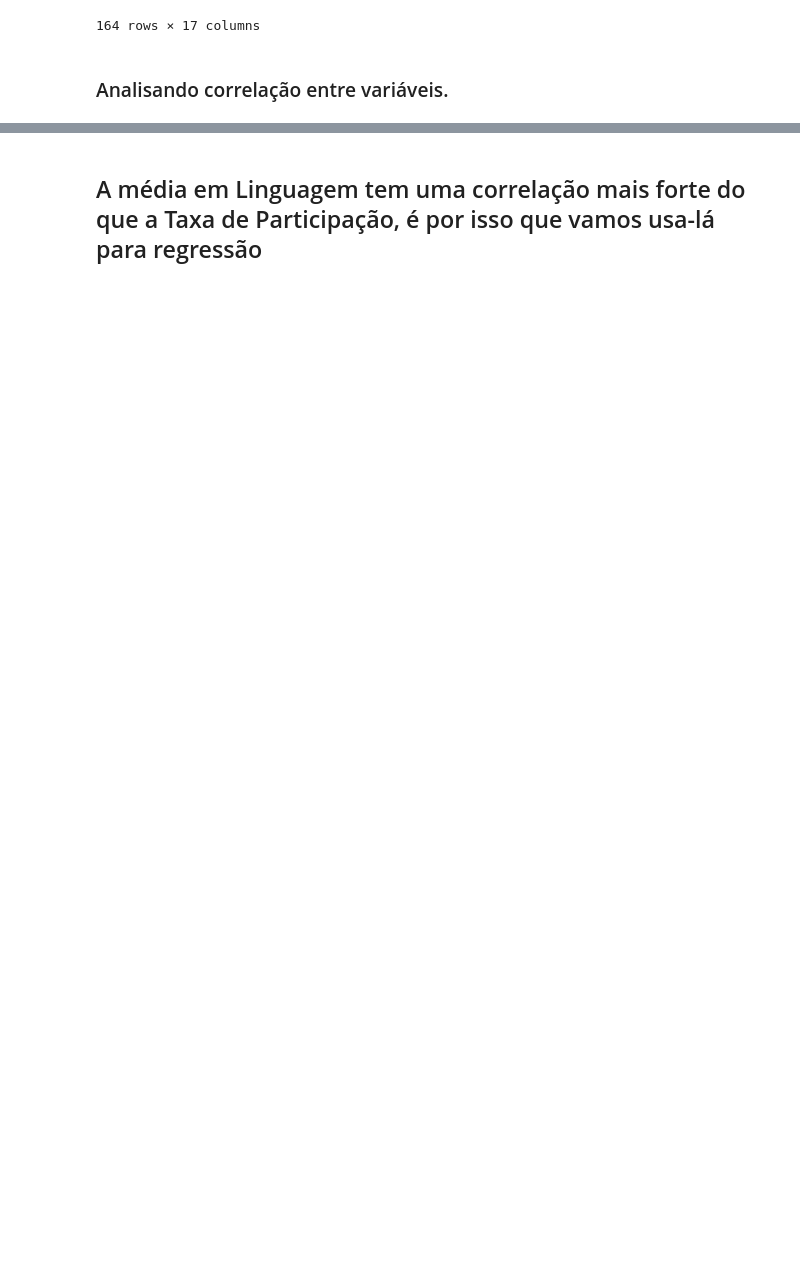
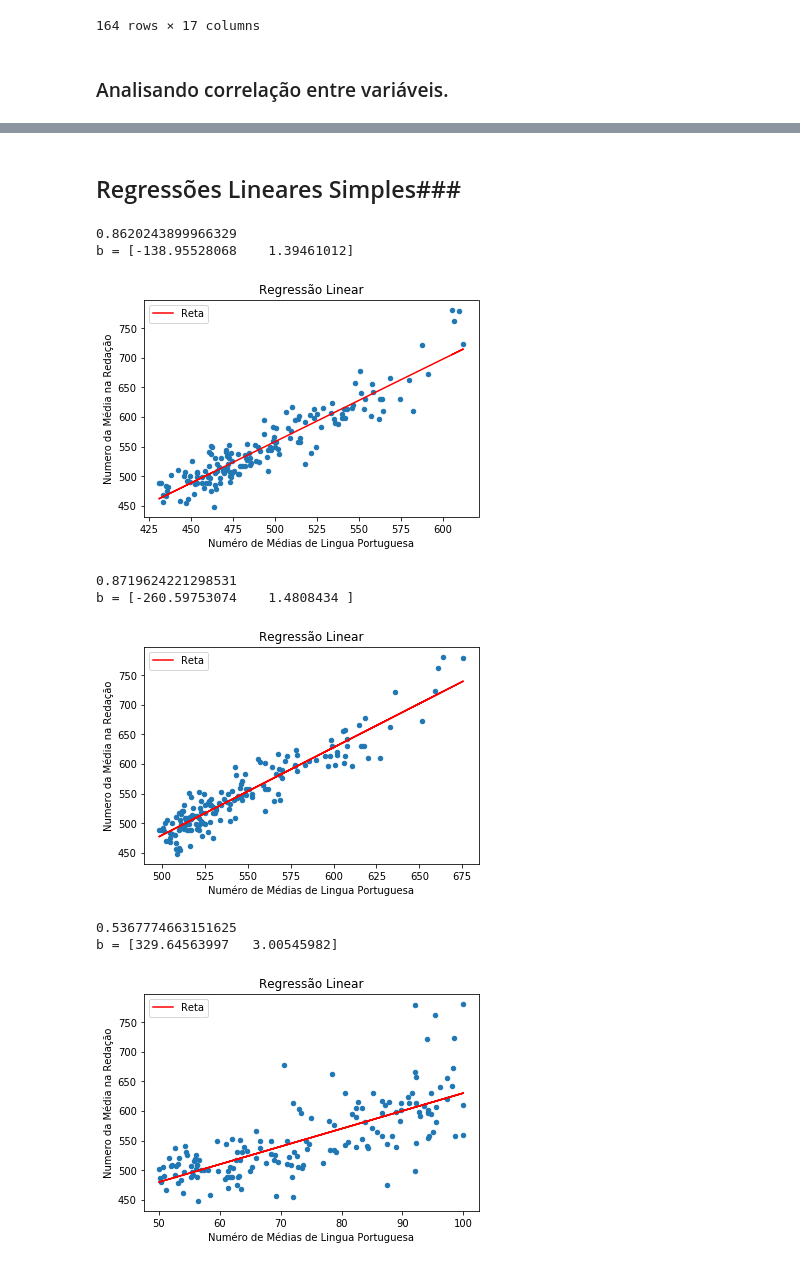
Before and after one commit to LuskaSaur/Trabalho3-de-CN---Regressao, a Jupyter notebook: Trabalho_CN_João_Lucas_Fernandes_de_Melo_&_Lucas_Rocha.ipynb, the cells around one changed output, grey strips where cells are left out. Cells and saved outputs as stored; diff of their text form; code cells hidden in the pictures; blank space fills up the shorter version.

```diff
--- a/Trabalho_CN_João_Lucas_Fernandes_de_Melo_&_Lucas_Rocha.ipynb
+++ b/Trabalho_CN_João_Lucas_Fernandes_de_Melo_&_Lucas_Rocha.ipynb
@@ -83,2 +85,62 @@ base.plot(kind='scatter',x='NU_MEDIA_CN',y='NU_MEDIA_RED')
-# %% [markdown]
-## A média em Linguagem tem uma correlação mais forte do que a Taxa de Participação, é por isso que vamos usa-lá para regressão ###
+# %% [markdown]
+## Regressões Lineares Simples###
+# %%
+#X = Media em lingua portuguesa
+x = base[(base.NU_MEDIA_LP).notnull()].NU_MEDIA_LP
+y = base[(base.NU_MEDIA_RED).notnull()].NU_MEDIA_RED
+b = regressaoLinear(x,y)
+yp = resolveLin(b,x)
+re = r2(y,yp)
+print(re)
+base.plot(kind='scatter',x='NU_MEDIA_LP',y='NU_MEDIA_RED')
+print("b =",b)
+plt.plot(x,resolveLin(b,x),'r',label="Reta")
+plt.title("Regressão Linear")
+plt.legend()
+plt.xlabel("Numéro de Médias de Lingua Portuguesa")
+plt.ylabel("Numero da Média na Redação")
+plt.show()
+
+#X = Media em lingua ciencias naturais
+
+x = base[(base.NU_MEDIA_CN).notnull()].NU_MEDIA_CN
+y = base[(base.NU_MEDIA_RED).notnull()].NU_MEDIA_RED
+b = regressaoLinear(x,y)
+yp = resolveLin(b,x)
+re = r2(y,yp)
+print(re)
+base.plot(kind='scatter',x='NU_MEDIA_CN',y='NU_MEDIA_RED')
+print("b =",b)
+plt.plot(x,resolveLin(b,x),'r',label="Reta")
+plt.title("Regressão Linear")
+plt.legend()
+plt.xlabel("Numéro de Médias de Lingua Portuguesa")
+plt.ylabel("Numero da Média na Redação")
+plt.show()
+
+#X = Taxa de Participação
+
+x = base[(base.NU_TAXA_PARTICIPACAO).notnull()].NU_TAXA_PARTICIPACAO
+y = base[(base.NU_MEDIA_RED).notnull()].NU_MEDIA_RED
+b = regressaoLinear(x,y)
+yp = resolveLin(b,x)
+re = r2(y,yp)
+print(re)
+base.plot(kind='scatter',x='NU_TAXA_PARTICIPACAO',y='NU_MEDIA_RED')
+print("b =",b)
+plt.plot(x,resolveLin(b,x),'r',label="Reta")
+plt.title("Regressão Linear")
+plt.legend()
+plt.xlabel("Numéro de Médias de Lingua Portuguesa")
+plt.ylabel("Numero da Média na Redação")
+plt.show()
+# %% [output]
+0.8620243899966329
+b = [-138.95528068    1.39461012]
+[figure, added]
+0.8719624221298531
+b = [-260.59753074    1.4808434 ]
+[figure, added]
+0.5367774663151625
+b = [329.64563997   3.00545982]
+[figure, added]
```
Also changed, not shown: parts of 5 cells of this notebook.
